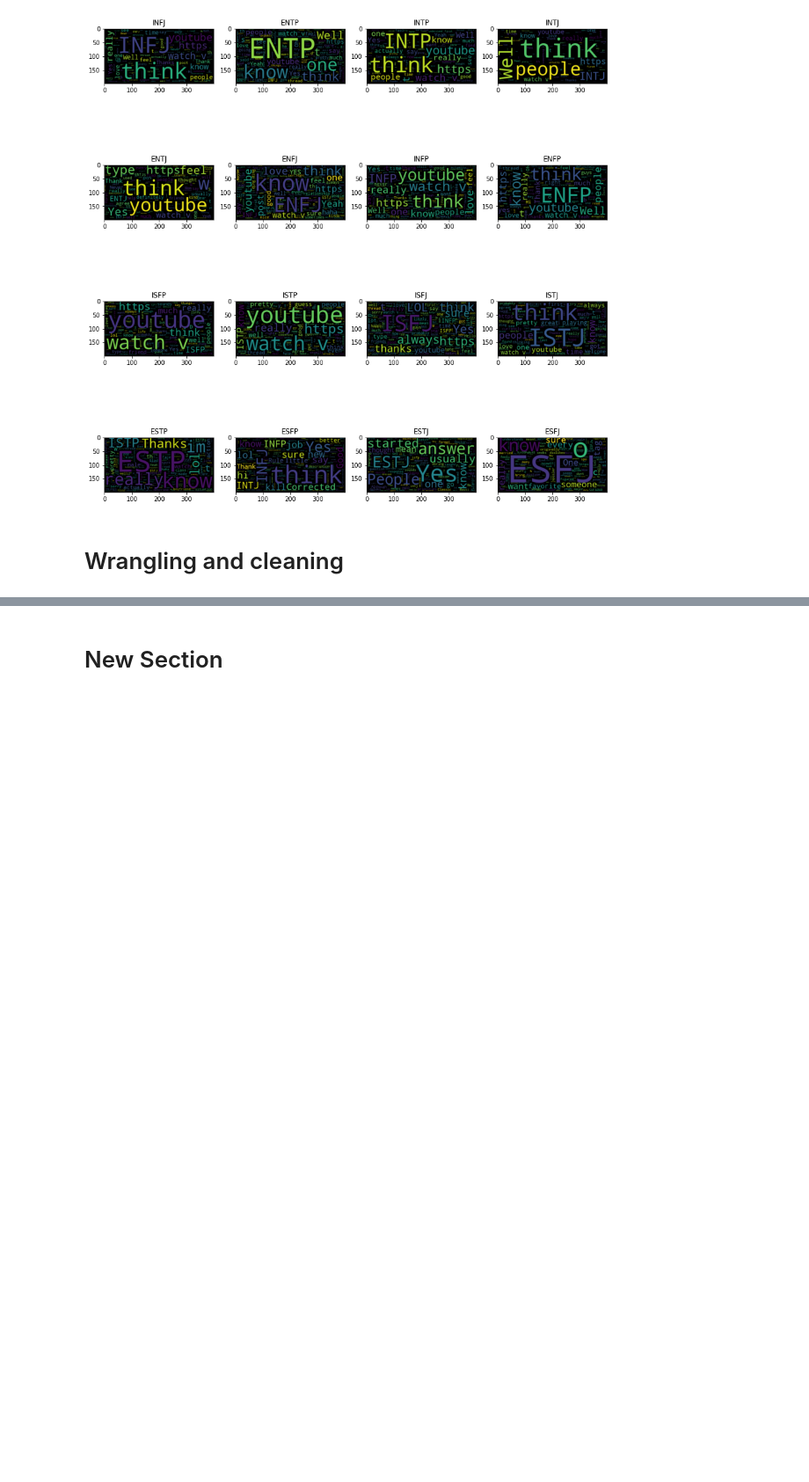
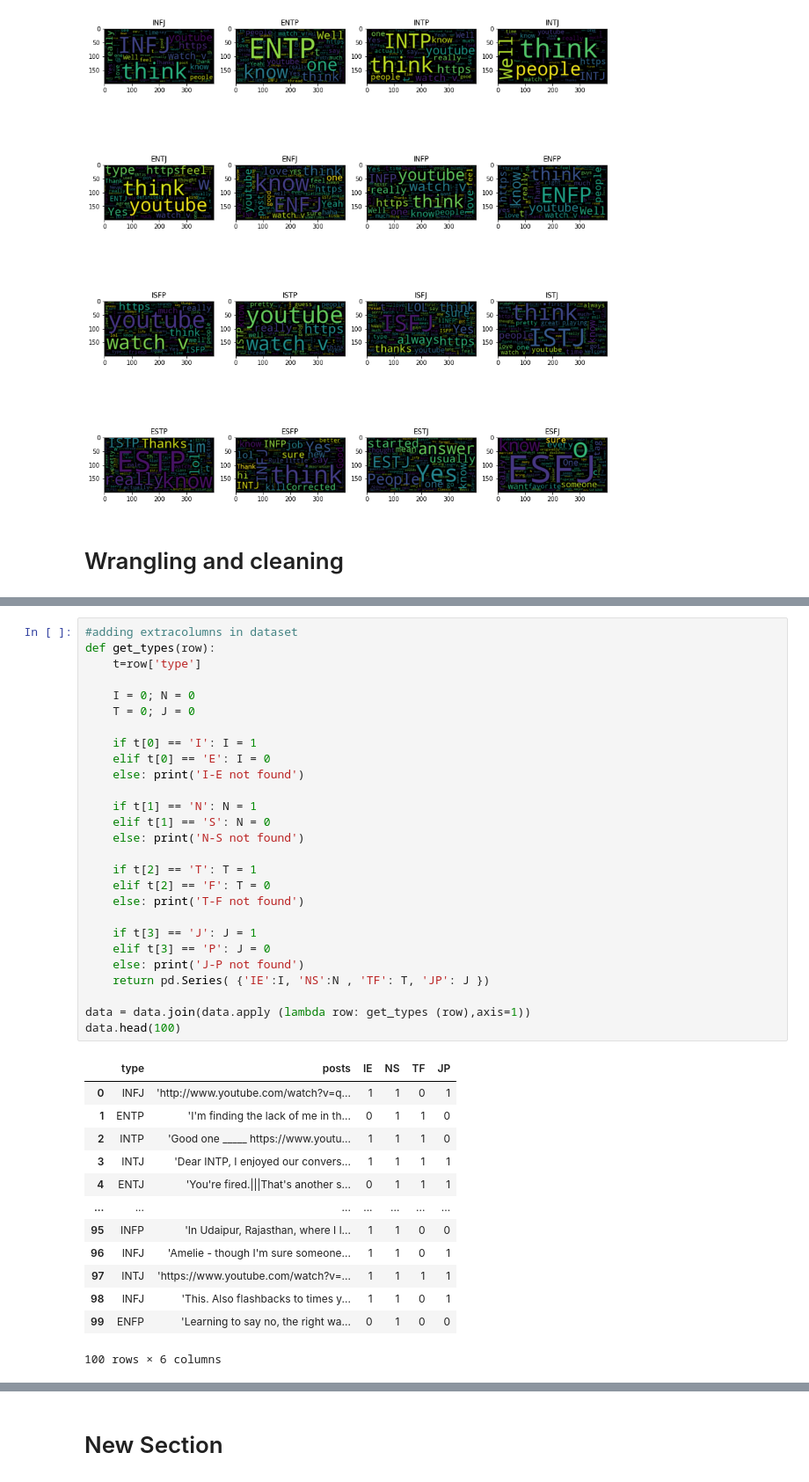
Before and after one commit to kneat2448/PDAI-mbti, a Jupyter notebook: PDAI_test.ipynb, the cells around one changed output, grey strips where cells are left out. Shown: that part at 88% size. Saved outputs shown, nothing was run; the diff lists cells and outputs as text; blank space fills up the shorter version.

```diff
--- a/PDAI_test.ipynb
+++ b/PDAI_test.ipynb
@@ -126,0 +128,41 @@ ValueError: ignored
+# %%
+#adding extracolumns in dataset
+def get_types(row):
+    t=row['type']
+
+    I = 0; N = 0
+    T = 0; J = 0
+
+    if t[0] == 'I': I = 1
+    elif t[0] == 'E': I = 0
+    else: print('I-E not found')
+
+    if t[1] == 'N': N = 1
+    elif t[1] == 'S': N = 0
+    else: print('N-S not found')
+
+    if t[2] == 'T': T = 1
+    elif t[2] == 'F': T = 0
+    else: print('T-F not found')
+
+    if t[3] == 'J': J = 1
+    elif t[3] == 'P': J = 0
+    else: print('J-P not found')
+    return pd.Series( {'IE':I, 'NS':N , 'TF': T, 'JP': J })
+
+data = data.join(data.apply (lambda row: get_types (row),axis=1))
+data.head(100)
+# %% [output]
+|  | type | posts | IE | NS | TF | JP |
+| 0 | INFJ | 'http://www.youtube.com/watch?v=q... | 1 | 1 | 0 | 1 |
+| 1 | ENTP | 'I'm finding the lack of me in th... | 0 | 1 | 1 | 0 |
+| 2 | INTP | 'Good one _____ https://www.youtu... | 1 | 1 | 1 | 0 |
+| 3 | INTJ | 'Dear INTP, I enjoyed our convers... | 1 | 1 | 1 | 1 |
+| 4 | ENTJ | 'You're fired.|||That's another s... | 0 | 1 | 1 | 1 |
+| ... | ... | ... | ... | ... | ... | ... |
+| 95 | INFP | 'In Udaipur, Rajasthan, where I l... | 1 | 1 | 0 | 0 |
+| 96 | INFJ | 'Amelie - though I'm sure someone... | 1 | 1 | 0 | 1 |
+| 97 | INTJ | 'https://www.youtube.com/watch?v=... | 1 | 1 | 1 | 1 |
+| 98 | INFJ | 'This. Also flashbacks to times y... | 1 | 1 | 0 | 1 |
+| 99 | ENFP | 'Learning to say no, the right wa... | 0 | 1 | 0 | 0 |
+100 rows × 6 columns
```
Also changed, not shown: parts of 6 cells of this notebook.
